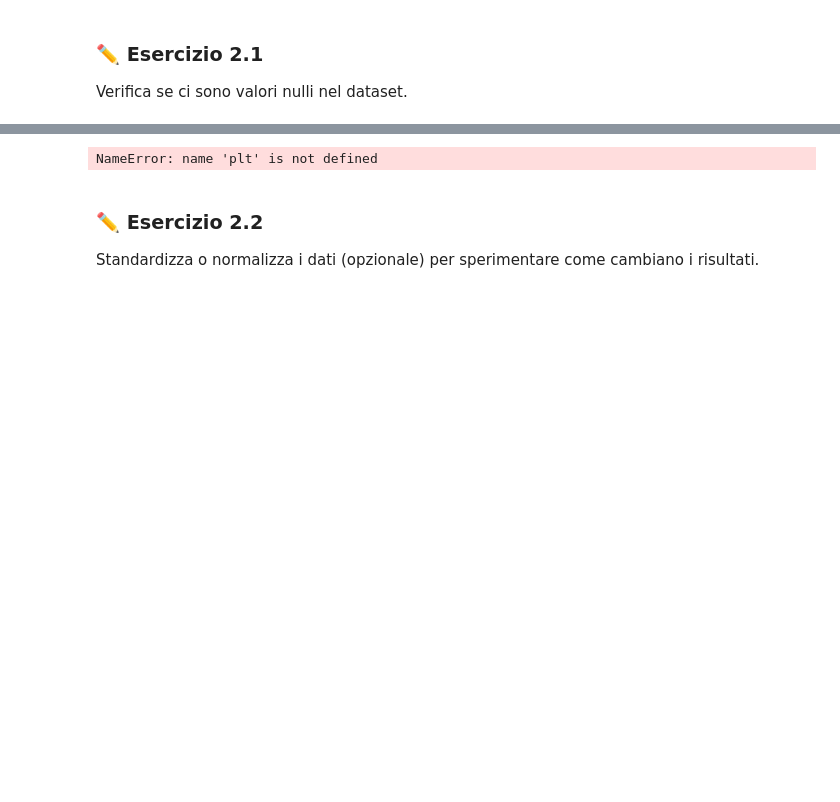
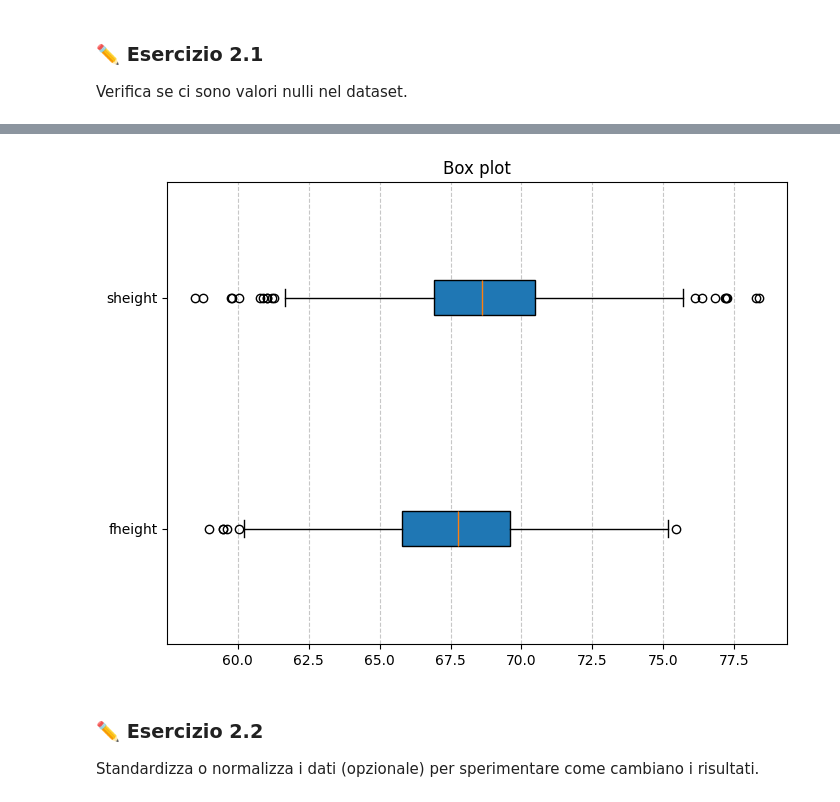
Before and after one commit to melox9000/ia, a Jupyter notebook: Regressione_Lineare_Altezze.ipynb, the cells around one changed output, grey strips where cells are left out. Cells and saved outputs as stored; diff of their text form; code cells hidden in the pictures; blank space fills up the shorter version.

Commit message:
esercizio 3

```diff
--- a/Regressione_Lineare_Altezze.ipynb
+++ b/Regressione_Lineare_Altezze.ipynb
@@ -98,12 +98,14 @@ dtype: int64
 # %%
+
+# Esercizio 2.2
 plt.figure(figsize=(8,6))
-plt.boxplot(df.valuues,vert=False,patch_artist=True)
-plt.yticks(range(1,len(df.columns)+1),df.columns)
-plt.title("Box plot con rosella")
-plt.grid(axis="x", linestyle="--",alpa=0.7)
+plt.boxplot(dataframe.values,vert=False,patch_artist=True)
+plt.yticks(range(1,len(dataframe.columns)+1),dataframe.columns)
+plt.title("Box plot")
+plt.grid(axis="x", linestyle="--",alpha=0.7)
 plt.show()
 # %% [output]
-NameError: name 'plt' is not defined
+[figure, added]
 # %% [markdown]
 ### ✏️ Esercizio 2.2
 Standardizza o normalizza i dati (opzionale) per sperimentare come cambiano i risultati.
```
Also changed, not shown: parts of 4 cells of this notebook.
